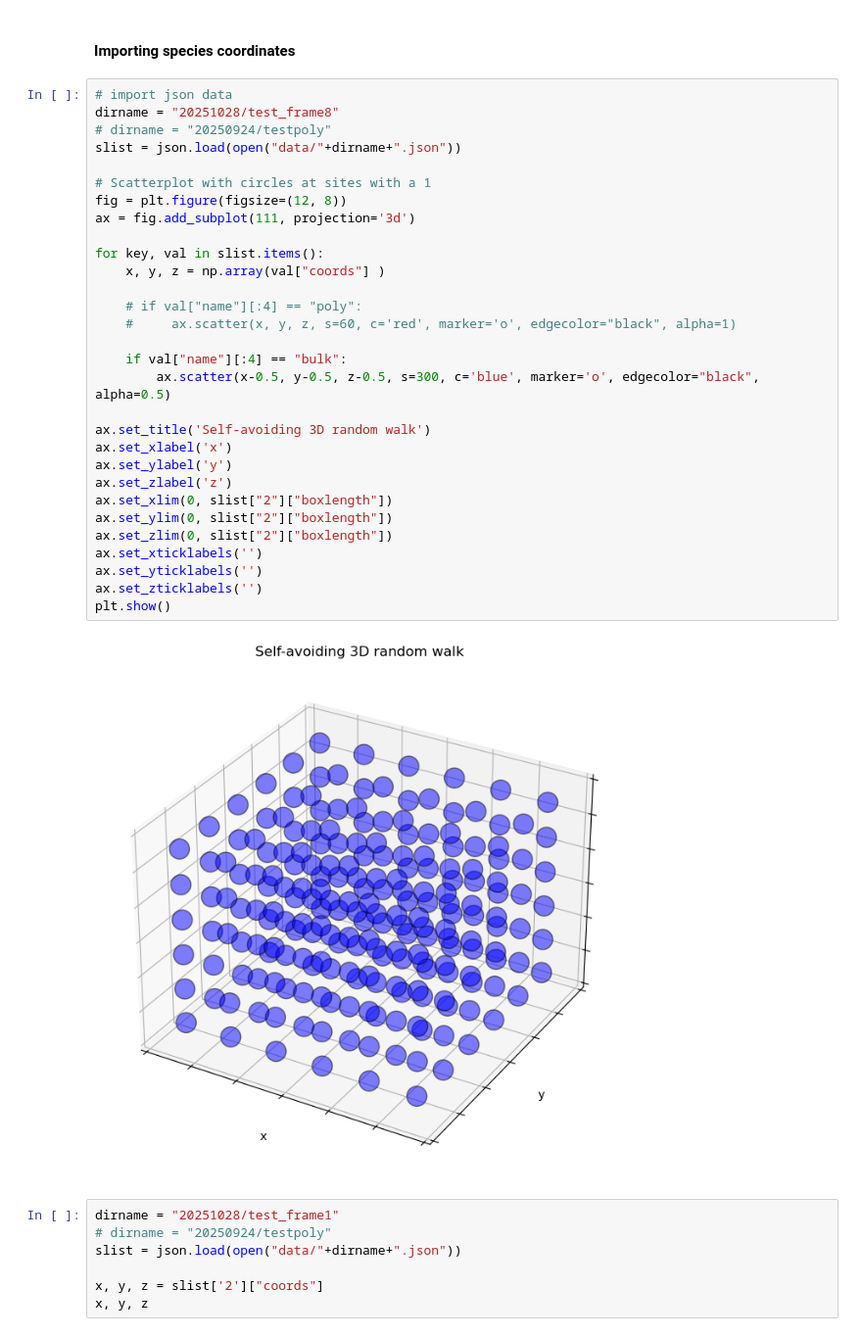
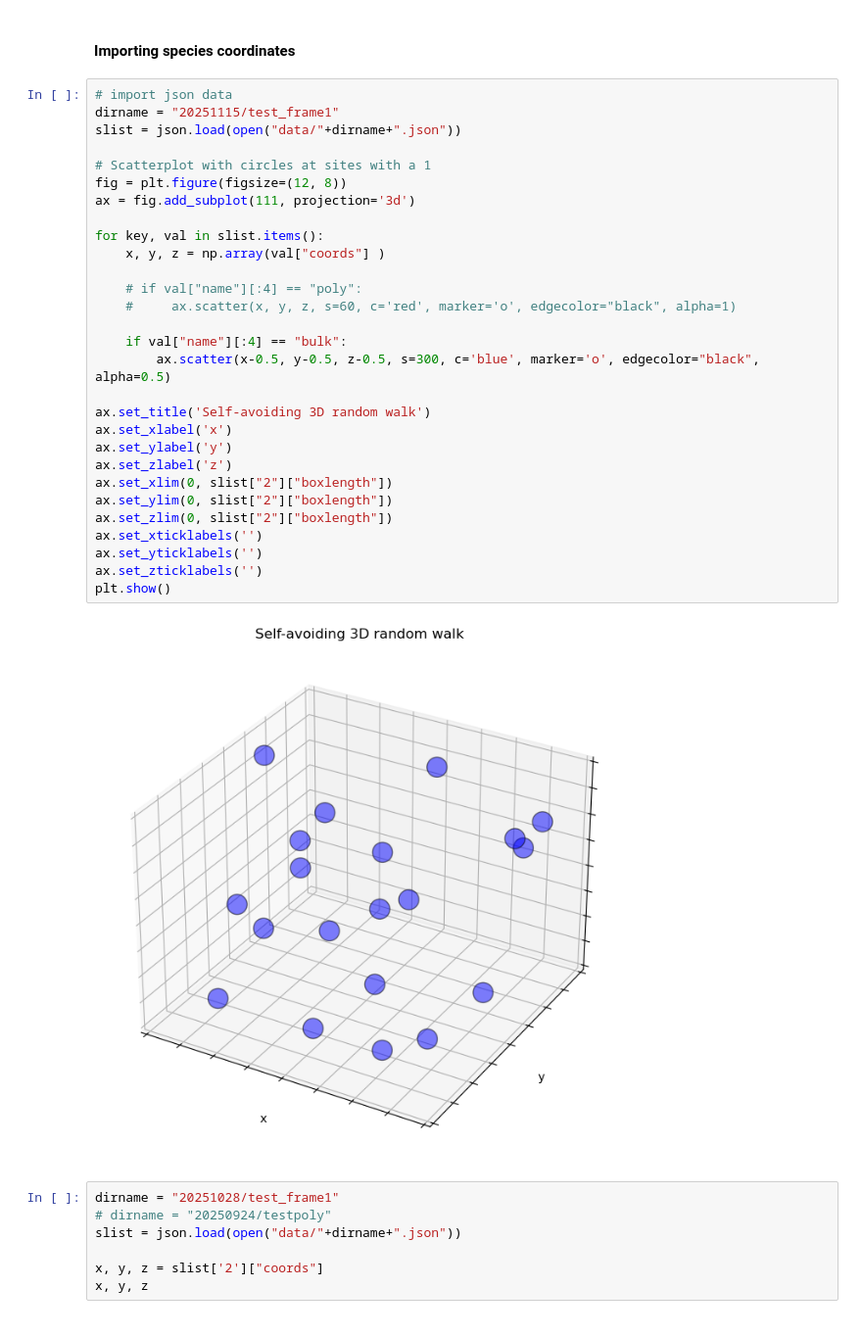
Before and after one commit to ta-rekt/Droplet, a Jupyter notebook: viz.ipynb, the cells around one changed output. Shown at 98% size. Saved outputs shown, nothing was run; the diff lists cells and outputs as text.

```diff
--- a/viz.ipynb
+++ b/viz.ipynb
@@ -50,36 +50,35 @@ plt.show()
 #### Importing species coordinates
 # %%
 # import json data
-dirname = "20251028/test_frame8"
-# dirname = "20250924/testpoly"
+dirname = "20251115/test_frame1"
 slist = json.load(open("data/"+dirname+".json"))
 
 # Scatterplot with circles at sites with a 1
 fig = plt.figure(figsize=(12, 8))
 ax = fig.add_subplot(111, projection='3d')
 
 for key, val in slist.items():
     x, y, z = np.array(val["coords"] )
 
     # if val["name"][:4] == "poly":
     #     ax.scatter(x, y, z, s=60, c='red', marker='o', edgecolor="black", alpha=1)
 
     if val["name"][:4] == "bulk":
         ax.scatter(x-0.5, y-0.5, z-0.5, s=300, c='blue', marker='o', edgecolor="black", alpha=0.5)
 
 ax.set_title('Self-avoiding 3D random walk')
 ax.set_xlabel('x')
 ax.set_ylabel('y')
 ax.set_zlabel('z')
 ax.set_xlim(0, slist["2"]["boxlength"])
 ax.set_ylim(0, slist["2"]["boxlength"])
 ax.set_zlim(0, slist["2"]["boxlength"])
 ax.set_xticklabels('')
 ax.set_yticklabels('')
 ax.set_zticklabels('')
 plt.show()
 # %% [output]
-[figure, old version]
+[figure, new version]
 # %%
 dirname = "20251028/test_frame1"
 # dirname = "20250924/testpoly"
```
Also changed, not shown: 3 other files.
